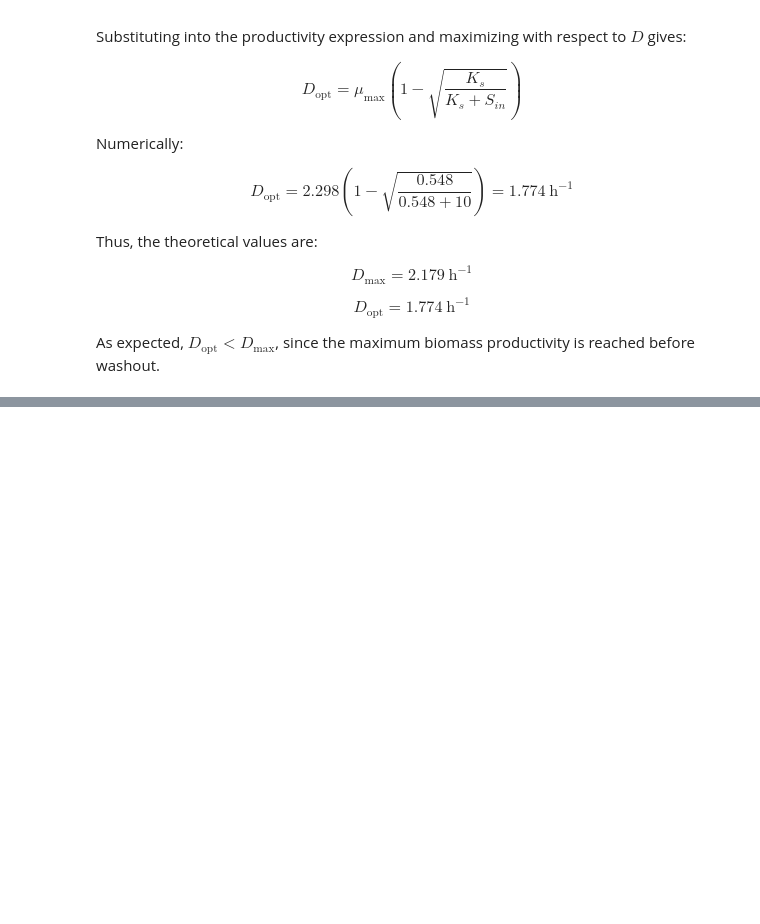
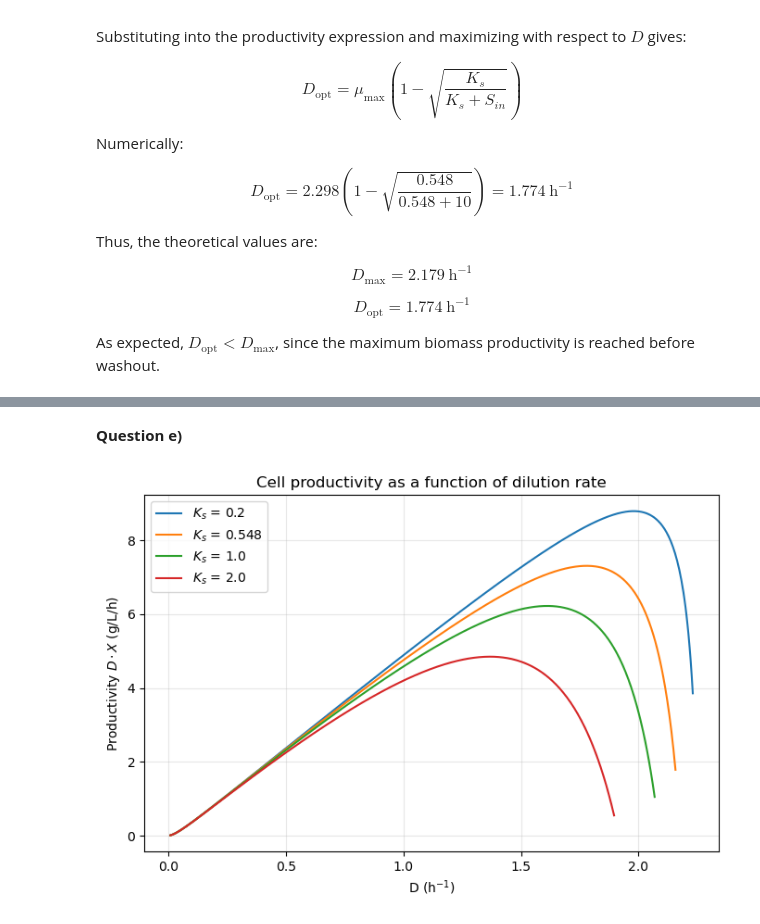
Before and after one commit to vicollari/bioreactor_simulation, a Jupyter notebook: bioreactor_simulation/project2/exercise4.ipynb, the cells around one changed output, grey strips where cells are left out. Cells and saved outputs as stored; diff of their text form; code cells hidden in the pictures; blank space fills up the shorter version.

```diff
--- a/bioreactor_simulation/project2/exercise4.ipynb
+++ b/bioreactor_simulation/project2/exercise4.ipynb
@@ -360,0 +454,46 @@ As expected, $D_{\mathrm{opt}} < D_{\max}$, since the maximum biomass productivi
+# %% [markdown]
+**Question e)**
+# %%
+import numpy as np
+import matplotlib.pyplot as plt
+
+mu_max = 2.298
+Ks = 0.548
+Yxs = 0.5185
+m = 0.0872
+S_in = 10.0
+
+D_max = mu_max * S_in / (Ks + S_in)
+D_range = np.linspace(0.01, 0.99 * D_max, 500)
+
+S_model = (D_range * Ks) / (mu_max - D_range)
+X_model = D_range * (S_in - S_model) / (D_range / Yxs + m)
+P_model = D_range * X_model
+
+X_model[X_model < 0] = np.nan
+P_model[P_model < 0] = np.nan
+
+Ks_values = [0.2, 0.548, 1.0, 2.0]
+
+plt.figure(figsize=(8,5))
+
+for Ks_i in Ks_values:
+    D_max_i = mu_max * S_in / (Ks_i + S_in)
+    D_i = np.linspace(0.01, 0.99 * D_max_i, 500)
+    S_i = (D_i * Ks_i) / (mu_max - D_i)
+    X_i = D_i * (S_in - S_i) / (D_i / Yxs + m)
+    P_i = D_i * X_i
+
+    X_i[X_i < 0] = np.nan
+    P_i[P_i < 0] = np.nan
+
+    plt.plot(D_i, P_i, label=f"$K_s$ = {Ks_i}")
+
+plt.xlabel("D (h$^{-1}$)")
+plt.ylabel("Productivity $D \\cdot X$ (g/L/h)")
+plt.title("Cell productivity as a function of dilution rate")
+plt.grid(True, alpha=0.3)
+plt.legend()
+plt.show()
+# %% [output]
+[figure, added]
```
Also changed, not shown: parts of 10 cells of this notebook, 3 other files.
